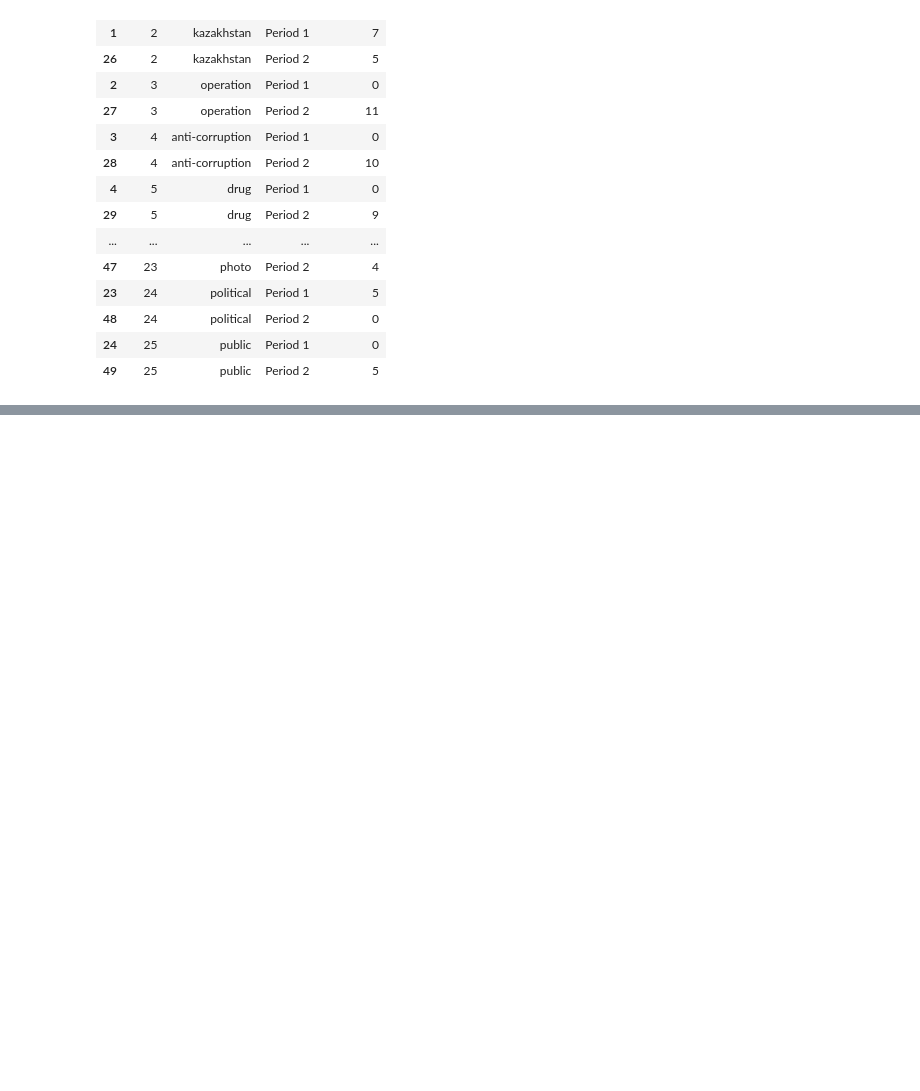
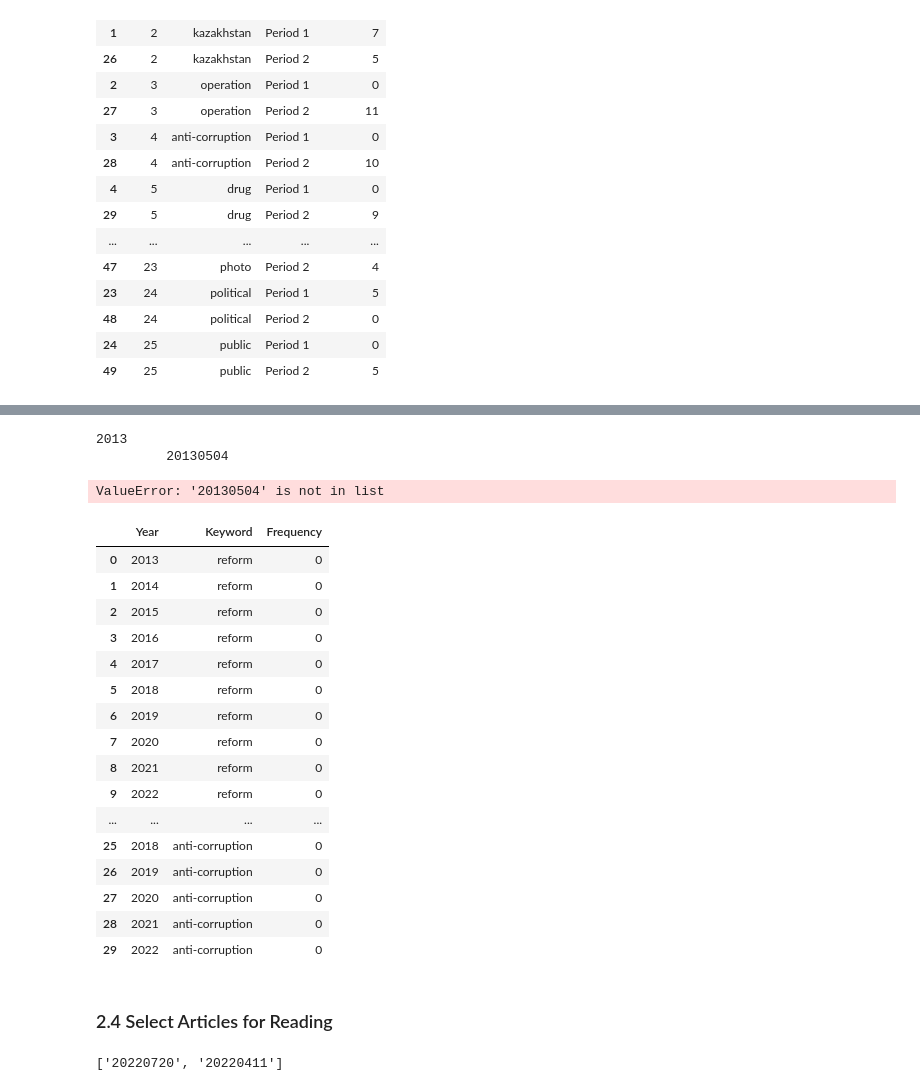
Before and after one commit to seouljake/kimep-data-science-lab, a Jupyter notebook: 2023.02 CSS3501_4 Text Analysis in Python/Task 4.2 - Keyword Analysis.ipynb, the cells around one changed output, grey strips where cells are left out. Cells and saved outputs as stored; diff of their text form; code cells hidden in the pictures; blank space fills up the shorter version.

```diff
--- a/2023.02 CSS3501_4 Text Analysis in Python/Task 4.2 - Keyword Analysis.ipynb
+++ b/2023.02 CSS3501_4 Text Analysis in Python/Task 4.2 - Keyword Analysis.ipynb
@@ -880,0 +719,45 @@ https://www.wordclouds.com/
+# %%
+nrows = corpus_index.shape[0]
+
+for year in t:
+    print(year)
+    year_tokens = []
+
+    # gather tokens for each year
+    for i in range(0,nrows):
+        row_year = int(corpus_index.iloc[i,list(corpus_index.columns).index("Date")].split(".")[0])
+        if row_year == year:
+            row_id = str(corpus_index.iloc[i,list(corpus_index.columns).index("Filename")])
+            print("\t",row_id)
+            row_index = doc_ids.index(row_id)
+            row_tokens = doc_tokens_processed[row_index]
+            year_tokens += row_tokens
+
+    # update keyword frequencies by year
+    for k in selected_keywords:
+        k_year_count = year_tokens.count(k)
+        ts.loc[(ts.Year==year) & (ts.Keyword==k),"Frequency"] = k_year_count
+# %% [output]
+2013
+         20130504
+ValueError: '20130504' is not in list
+# %%
+ts
+# %% [output]
+|  | Year | Keyword | Frequency |
+| 0 | 2013 | reform | 0 |
+| 1 | 2014 | reform | 0 |
+| 2 | 2015 | reform | 0 |
+| 3 | 2016 | reform | 0 |
+| 4 | 2017 | reform | 0 |
+| 5 | 2018 | reform | 0 |
+| 6 | 2019 | reform | 0 |
+| 7 | 2020 | reform | 0 |
+| 8 | 2021 | reform | 0 |
+| 9 | 2022 | reform | 0 |
+| ... | ... | ... | ... |
+| 25 | 2018 | anti-corruption | 0 |
+| 26 | 2019 | anti-corruption | 0 |
+| 27 | 2020 | anti-corruption | 0 |
+| 28 | 2021 | anti-corruption | 0 |
+| 29 | 2022 | anti-corruption | 0 |
@@ -880,0 +766,2 @@ https://www.wordclouds.com/
+# %% [markdown]
+### 2.4 Select Articles for Reading
@@ -880,0 +772,18 @@ https://www.wordclouds.com/
+# %%
+doc_ids_of_interest = []
+
+# gather tokens for each year
+for i in range(0,nrows):
+    row_year = int(corpus_index.iloc[i,list(corpus_index.columns).index("Date")].split(".")[0])
+
+    if row_year == year_of_interest:
+        row_id = str(corpus_index.iloc[i,list(corpus_index.columns).index("Filename")])
+        row_index = doc_ids.index(row_id)
+        row_tokens = doc_tokens_processed[row_index]
+
+        if keyword_of_interest in row_tokens:
+                doc_ids_of_interest.append(row_id)
+
+doc_ids_of_interest
+# %% [output]
+['20220720', '20220411']
```
Also changed, not shown: parts of 90 cells of this notebook, 42 other files.
